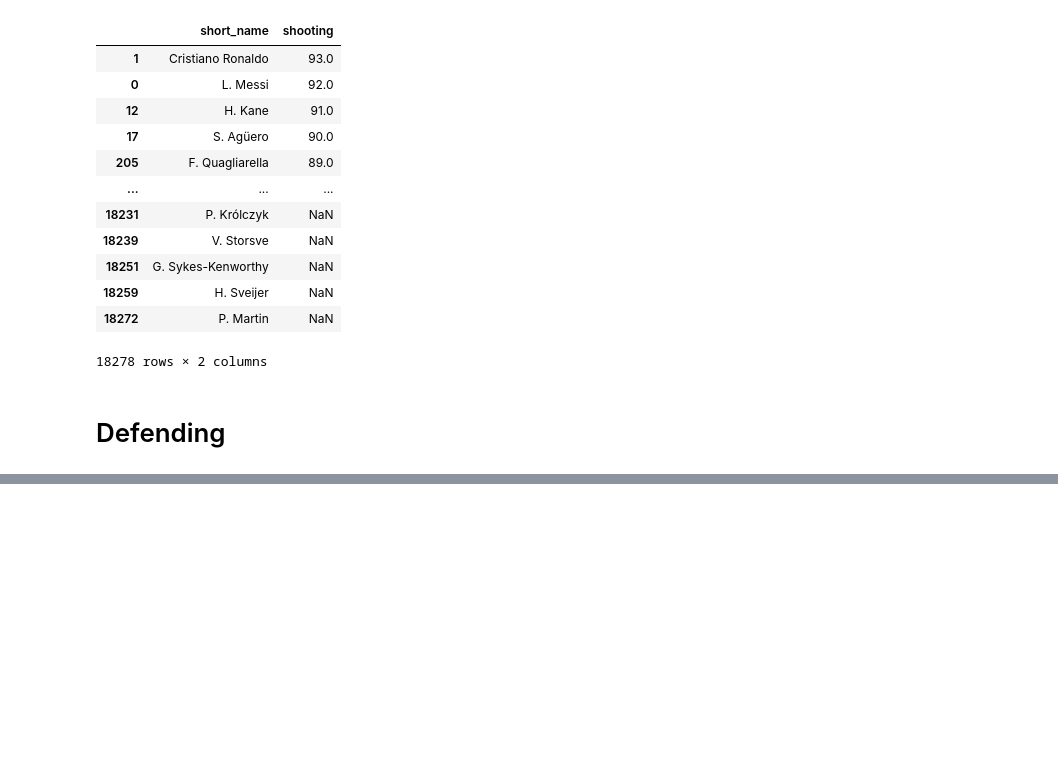
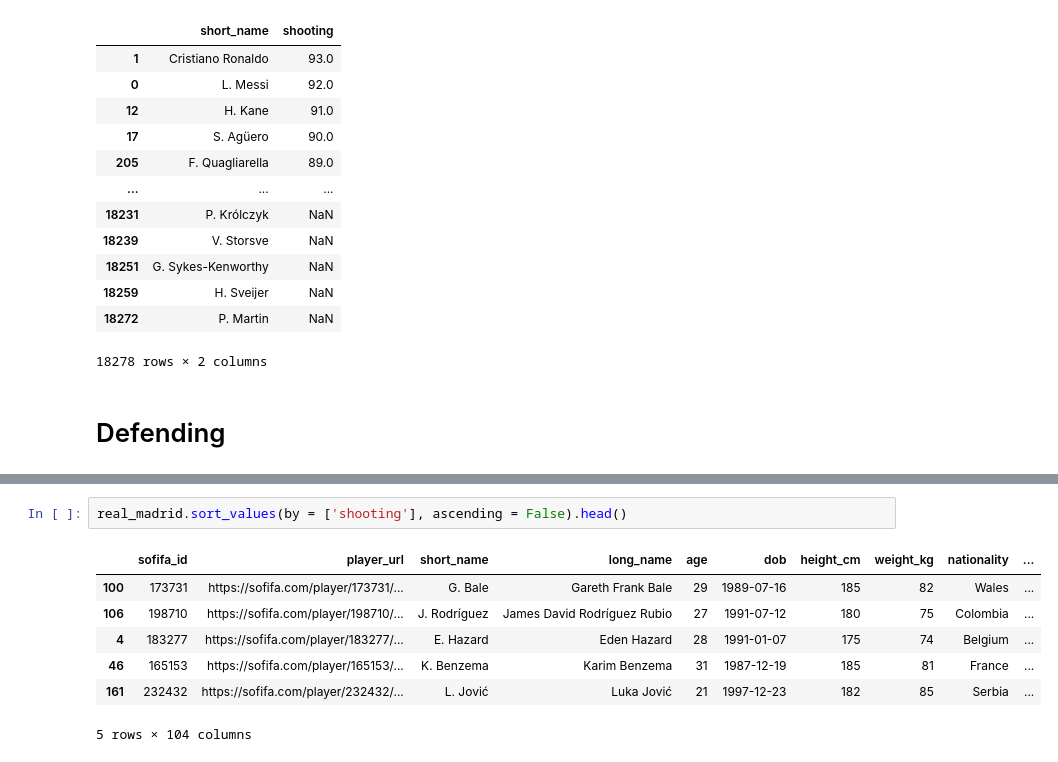
Before and after one commit to imamahasane/Data_Analysis_Practices, a Jupyter notebook: FIFA_Data_Analysis/FIFA_Data.ipynb, the cells around one changed output, grey strips where cells are left out. Cells and saved outputs as stored; diff of their text form; blank space fills up the shorter version.

```diff
--- a/FIFA_Data_Analysis/FIFA_Data.ipynb
+++ b/FIFA_Data_Analysis/FIFA_Data.ipynb
@@ -378,0 +421,10 @@ player_shooting.sort_values(by = ['shooting'], ascending = False)
+# %%
+real_madrid.sort_values(by = ['shooting'], ascending = False).head()
+# %% [output]
+|  | sofifa_id | player_url | short_name | long_name | age | dob | height_cm | weight_kg | nationality | ... |
+| 100 | 173731 | https://sofifa.com/player/173731/... | G. Bale | Gareth Frank Bale | 29 | 1989-07-16 | 185 | 82 | Wales | ... |
+| 106 | 198710 | https://sofifa.com/player/198710/... | J. Rodríguez | James David Rodríguez Rubio | 27 | 1991-07-12 | 180 | 75 | Colombia | ... |
+| 4 | 183277 | https://sofifa.com/player/183277/... | E. Hazard | Eden Hazard | 28 | 1991-01-07 | 175 | 74 | Belgium | ... |
+| 46 | 165153 | https://sofifa.com/player/165153/... | K. Benzema | Karim Benzema | 31 | 1987-12-19 | 185 | 81 | France | ... |
+| 161 | 232432 | https://sofifa.com/player/232432/... | L. Jović | Luka Jović | 21 | 1997-12-23 | 182 | 85 | Serbia | ... |
+5 rows × 104 columns
```
Also changed, not shown: parts of 8 cells of this notebook.
